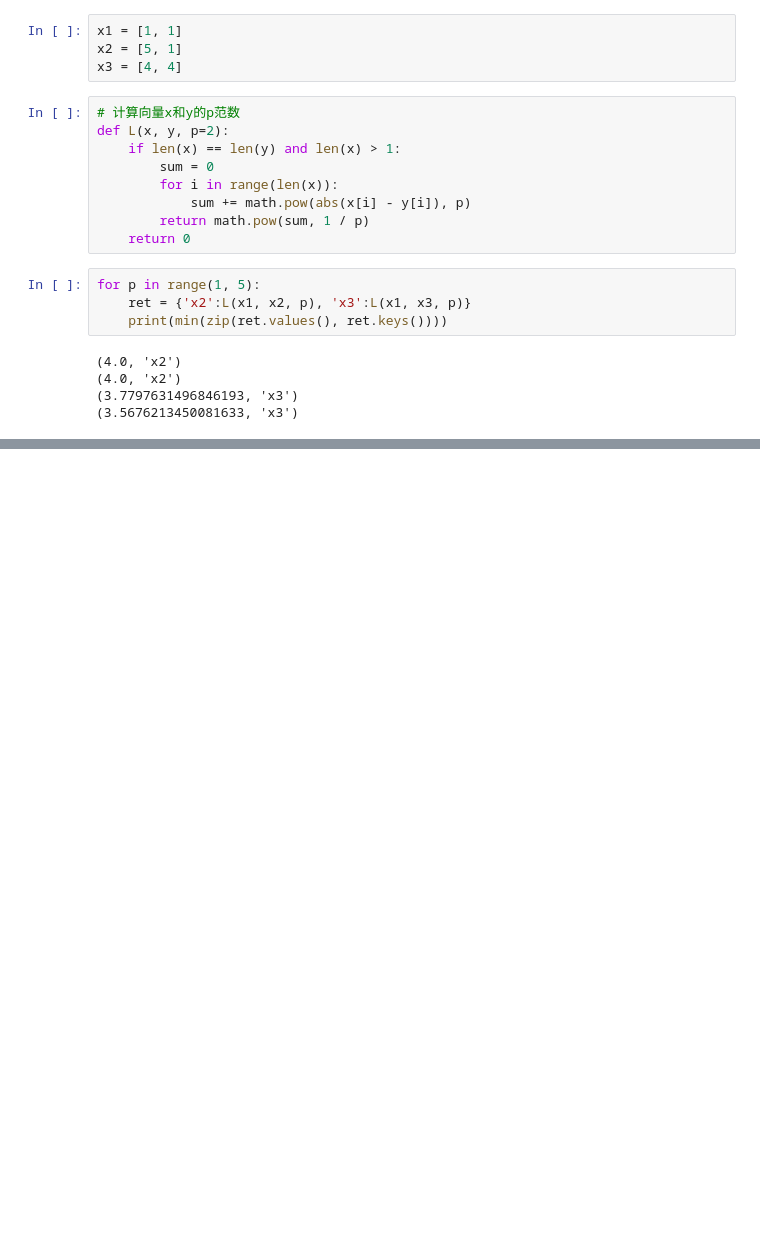
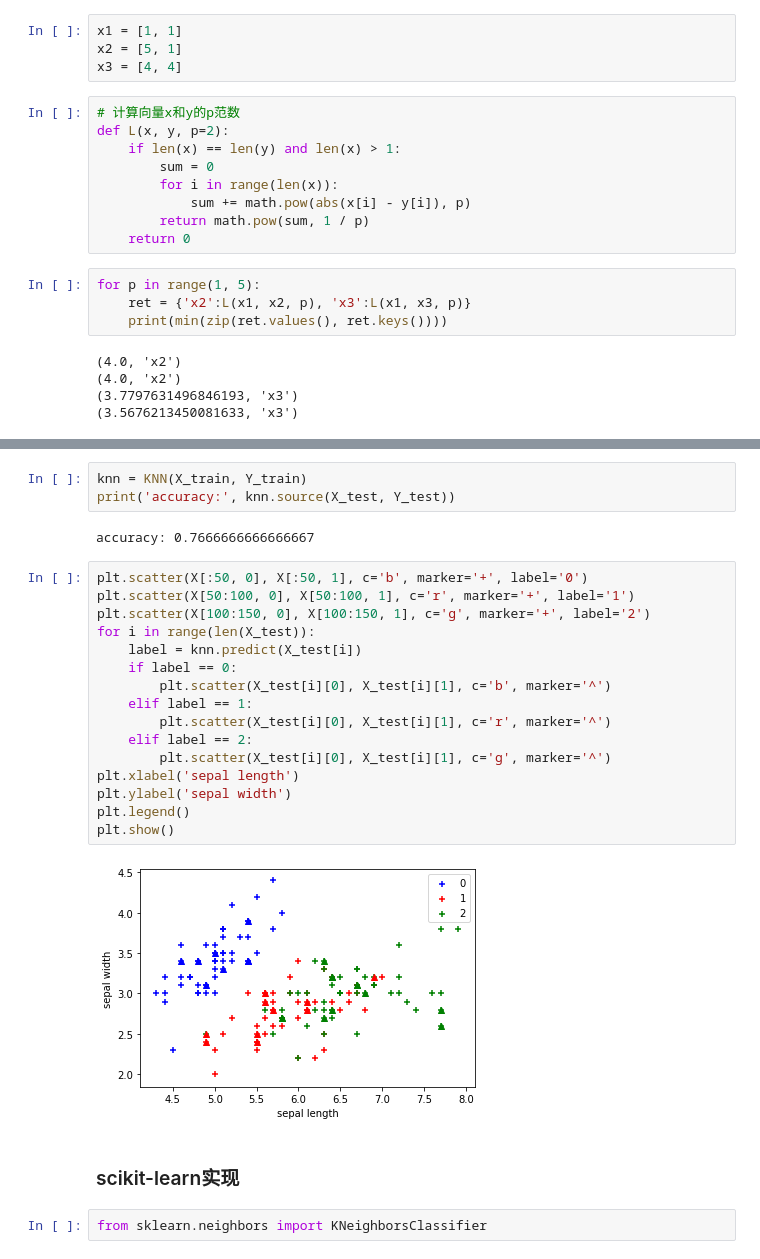
Before and after one commit to Penn000/NN, a Jupyter notebook: statistical_learning/chapter03.ipynb, the cells around one changed output, grey strips where cells are left out. Saved outputs shown, nothing was run; the diff lists cells and outputs as text; blank space fills up the shorter version.

```diff
--- a/statistical_learning/chapter03.ipynb
+++ b/statistical_learning/chapter03.ipynb
@@ -72,0 +161,27 @@ for p in range(1, 5):
+# %%
+knn = KNN(X_train, Y_train)
+print('accuracy:', knn.source(X_test, Y_test))
+# %% [output]
+accuracy: 0.7666666666666667
+# %%
+plt.scatter(X[:50, 0], X[:50, 1], c='b', marker='+', label='0')
+plt.scatter(X[50:100, 0], X[50:100, 1], c='r', marker='+', label='1')
+plt.scatter(X[100:150, 0], X[100:150, 1], c='g', marker='+', label='2')
+for i in range(len(X_test)):
+    label = knn.predict(X_test[i])
+    if label == 0:
+        plt.scatter(X_test[i][0], X_test[i][1], c='b', marker='^')
+    elif label == 1:
+        plt.scatter(X_test[i][0], X_test[i][1], c='r', marker='^')
+    elif label == 2:
+        plt.scatter(X_test[i][0], X_test[i][1], c='g', marker='^')
+plt.xlabel('sepal length')
+plt.ylabel('sepal width')
+plt.legend()
+plt.show()
+# %% [output]
+[figure, added]
+# %% [markdown]
+### scikit-learn实现
+# %%
+from sklearn.neighbors import KNeighborsClassifier
```
Also changed, not shown: parts of 9 cells of this notebook.
